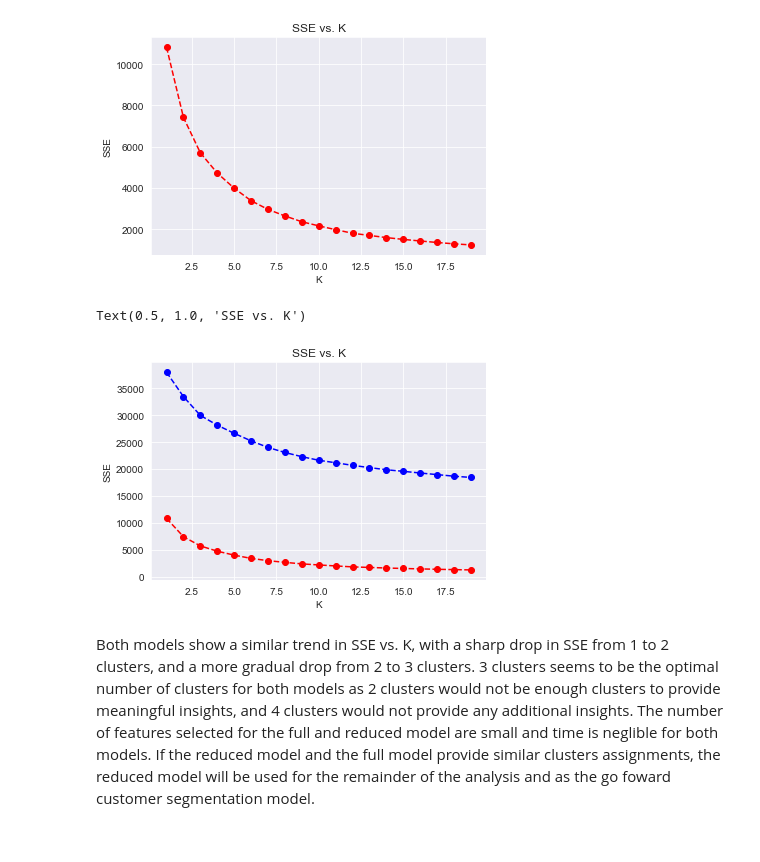
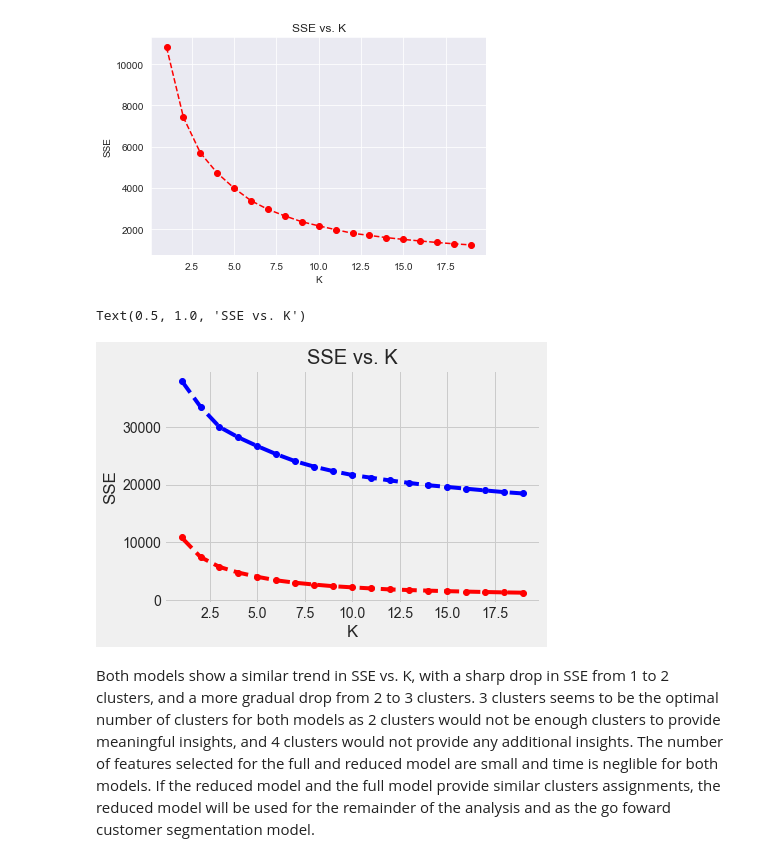
Before and after one commit to Smcgb/WGU_MSDA, a Jupyter notebook: D212 - Data Mining II/CLUSTERING TECHNIQUES/D212 Clustering Techniques.ipynb, the cells around one changed output. Drawn from its saved outputs; the diff is of its cells as text; code cells hidden in the pictures.

```diff
--- a/D212 - Data Mining II/CLUSTERING TECHNIQUES/D212 Clustering Techniques.ipynb
+++ b/D212 - Data Mining II/CLUSTERING TECHNIQUES/D212 Clustering Techniques.ipynb
@@ -197,13 +192,14 @@ plt.title('SSE vs. K')
 Text(0.5, 1.0, 'SSE vs. K')
 [figure]
 # %%
+plt.style.use("fivethirtyeight")
 plt.plot(centers, scores, linestyle='--', marker='o', color='b');
 plt.plot(centers, red_scores, linestyle='--', marker='o', color='r');
 plt.xlabel('K');
 plt.ylabel('SSE');
 plt.title('SSE vs. K')
 # %% [output]
 Text(0.5, 1.0, 'SSE vs. K')
-[figure, old version]
+[figure, new version]
 # %% [markdown]
 Both models show a similar trend in SSE vs. K, with a sharp drop in SSE from 1 to 2 clusters, and a more gradual drop from 2 to 3 clusters. 3 clusters seems to be the optimal number of clusters for both models as 2 clusters would not be enough clusters to provide meaningful insights, and 4 clusters would not provide any additional insights. The number of features selected for the full and reduced model are small and time is neglible for both models. If the reduced model and the full model provide similar clusters assignments, the reduced model will be used for the remainder of the analysis and as the go foward customer segmentation model.
```
Also changed, not shown: parts of 8 cells of this notebook.
